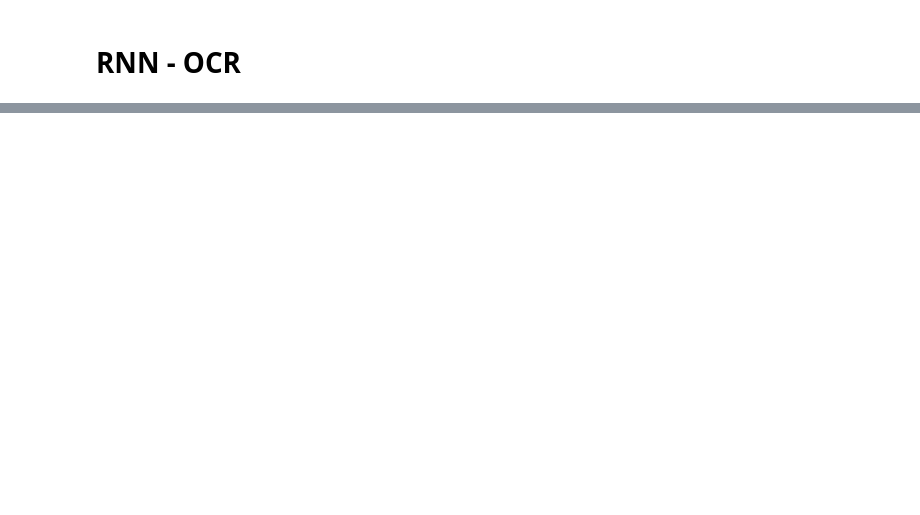
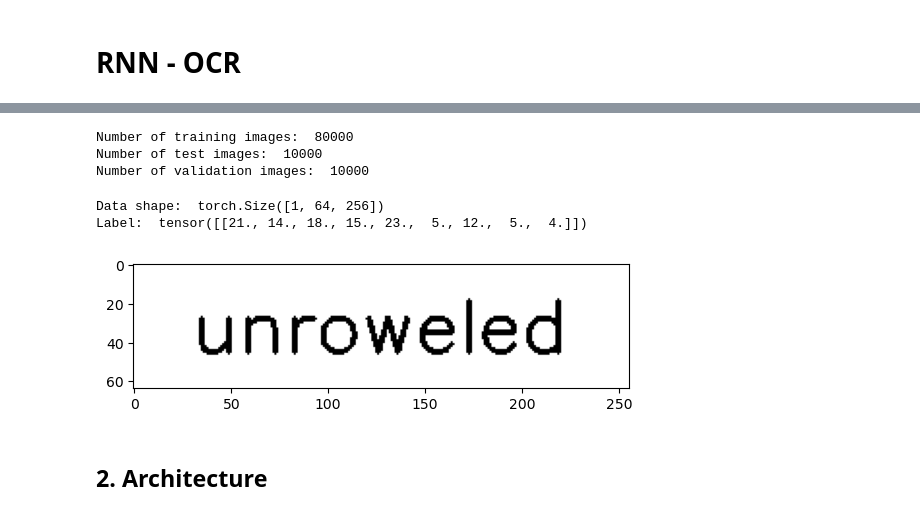
Before and after one commit to Abhinav7R/ML-kit, a Jupyter notebook: assignments/5/RNNOCR.ipynb, the cells around one changed output, grey strips where cells are left out. Saved outputs shown, nothing was run; the diff lists cells and outputs as text; code cells hidden in the pictures; blank space fills up the shorter version.

```diff
--- a/assignments/5/RNNOCR.ipynb
+++ b/assignments/5/RNNOCR.ipynb
@@ -42,0 +60,58 @@ Done
+# %%
+# split the data into train test and validation
+
+train_images = images_of_words[:80000]
+test_images = images_of_words[80000:90000]
+val_images = images_of_words[90000:]
+
+train_words = selected_words[:80000]
+test_words = selected_words[80000:90000]
+val_words = selected_words[90000:]
+
+print("Number of training images: ", len(train_images))
+print("Number of test images: ", len(test_images))
+print("Number of validation images: ", len(val_images))
+# %% [output]
+Number of training images:  80000
+Number of test images:  10000
+Number of validation images:  10000
+# %%
+# convert images to 1 channel -> to tensors and make data loader
+
+class WordsDataset(Dataset):
+    def __init__(self, images, selected_words):
+        self.images = images
+        self.selected_words = selected_words
+
+    def __len__(self):
+        return len(self.images)
+
+    def __getitem__(self, idx):
+        img = self.images[idx]
+        label = self.selected_words[idx]
+        # list ascii values - a is 1
+        label = [ord(ch) - 96 for ch in label]
+        label = torch.tensor(label, dtype=torch.float32)
+        return img, label
+
+
+train_dataset = WordsDataset(train_images, train_words)
+test_dataset = WordsDataset(test_images, test_words)
+val_dataset = WordsDataset(val_images, val_words)
+
+train_loader = DataLoader(train_dataset, batch_size=1, shuffle=True)
+test_loader = DataLoader(test_dataset, batch_size=1, shuffle=False)
+val_loader = DataLoader(val_dataset, batch_size=1, shuffle=False)
+# %%
+# print shape of data
+for data, label in val_loader:
+    print("Data shape: ", data.shape)
+    plt.imshow(data[0], cmap='gray')
+    print("Label: ", label)
+    break
+# %% [output]
+Data shape:  torch.Size([1, 64, 256])
+Label:  tensor([[21., 14., 18., 15., 23.,  5., 12.,  5.,  4.]])
+[figure, added]
+# %% [markdown]
+## 2. Architecture
```
Also changed, not shown: parts of 14 cells of this notebook.
